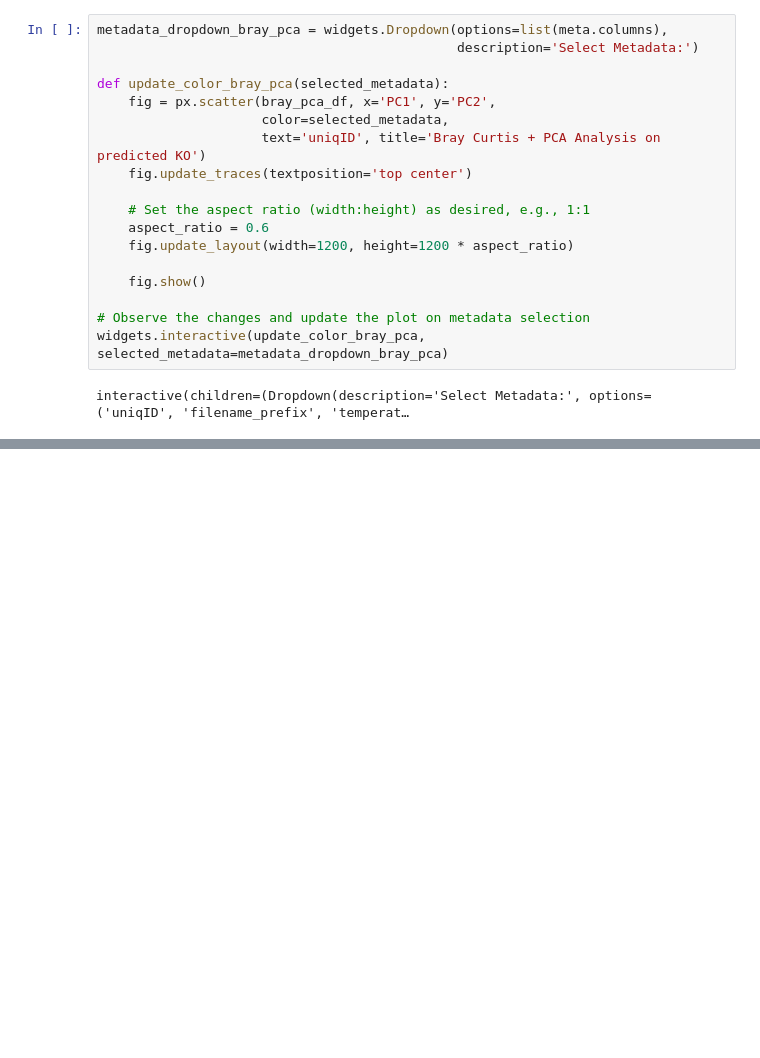
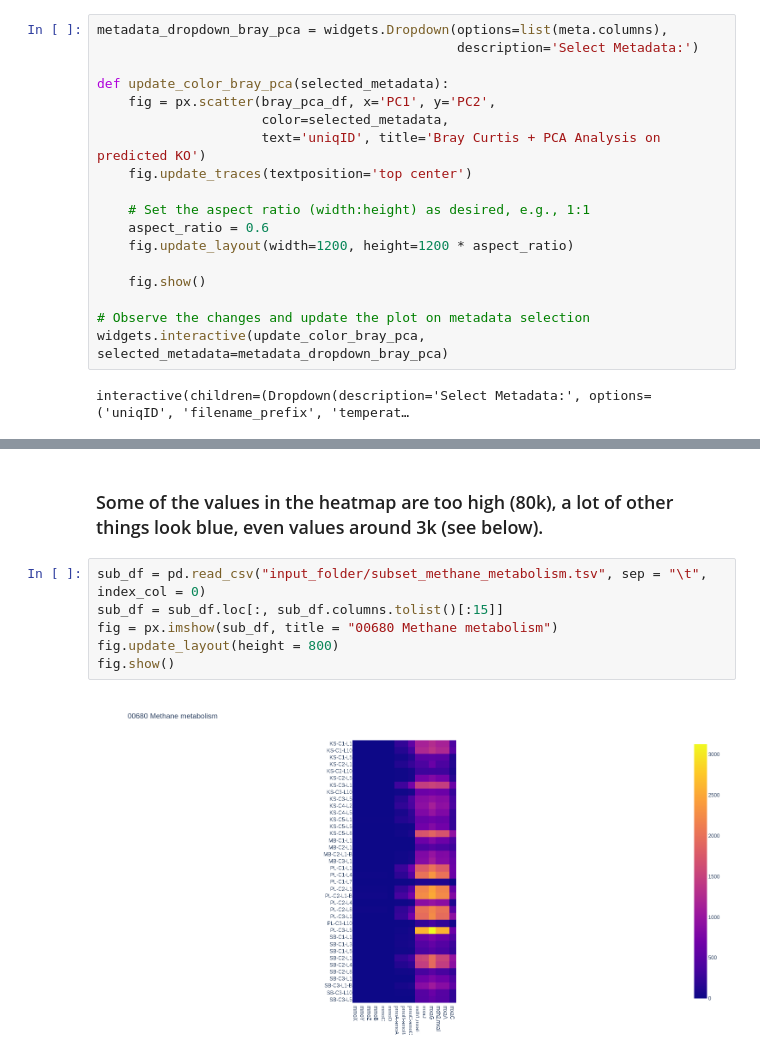
Before and after one commit to ZarulHanifah/bd8u8s, a Jupyter notebook: main.ipynb, the cells around one changed output, grey strips where cells are left out. Drawn from its saved outputs; the diff is of its cells as text; blank space fills up the shorter version.

```diff
--- a/main.ipynb
+++ b/main.ipynb
@@ -136,0 +146,10 @@ interactive(children=(Dropdown(description='Select Metadata:', options=('uniqID'
+# %% [markdown]
+### Some of the values in the heatmap are too high (80k), a lot of other things look blue, even values around 3k (see below).
+# %%
+sub_df = pd.read_csv("input_folder/subset_methane_metabolism.tsv", sep = "\t", index_col = 0)
+sub_df = sub_df.loc[:, sub_df.columns.tolist()[:15]]
+fig = px.imshow(sub_df, title = "00680 Methane metabolism")
+fig.update_layout(height = 800)
+fig.show()
+# %% [output]
+[figure, added]
```
Also changed, not shown: parts of 2 cells of this notebook, 1 other file.
